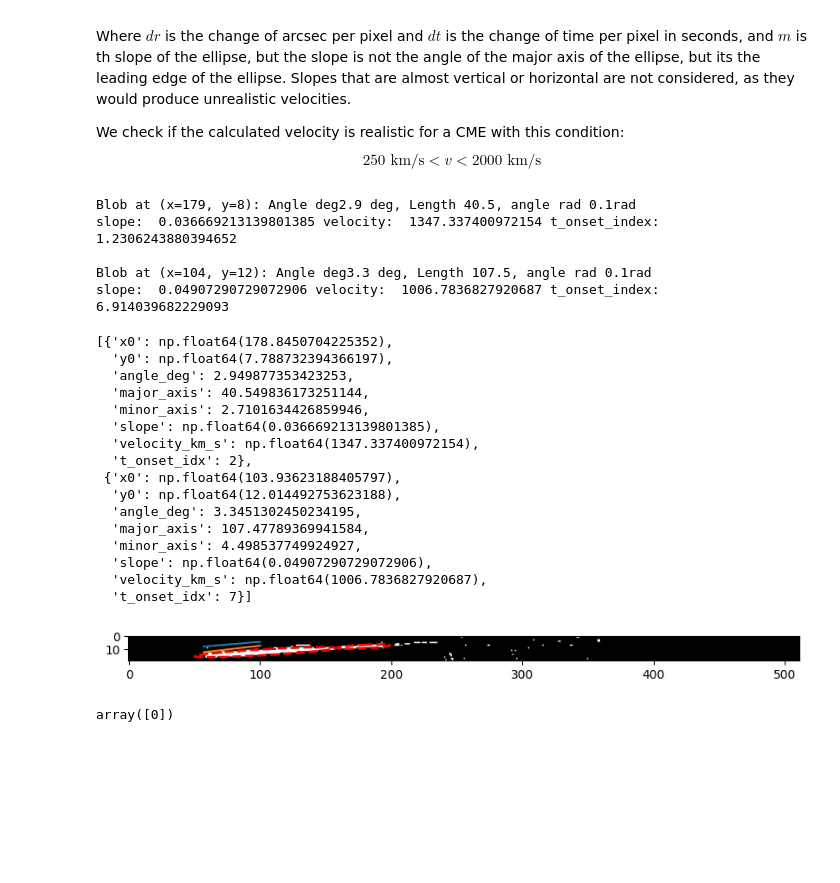
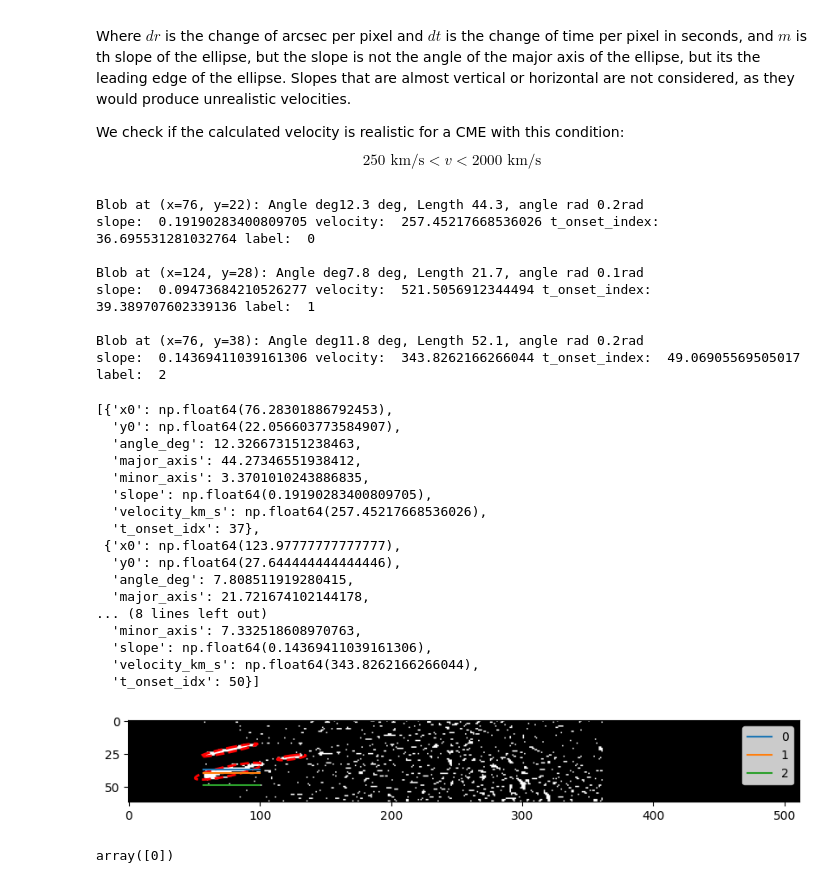
Before and after one commit to SightMan3/CME_DETECTION_GRU, a Jupyter notebook: GRU.ipynb, the cells around one changed output. Saved outputs shown, nothing was run; the diff lists cells and outputs as text; code cells hidden in the pictures; blank space fills up the shorter version.

```diff
--- a/GRU.ipynb
+++ b/GRU.ipynb
@@ -1073,6 +1073,8 @@ def cme_blob_detection(j_map, verbose=True):
 
 
     cme_detection = []
+
+    li = 0
 
     for props in regionprops(label_image):
 
@@ -1128,7 +1130,7 @@ def cme_blob_detection(j_map, verbose=True):
         velocity_arcsec_per_sec = abs(1.0 / slope) * (dr_arcsec_per_pixel / dt_seconds)
         velocity_km_s = velocity_arcsec_per_sec * ARCSEC_TO_KM
 
-        t_onset_idx = abs(y0 - slope * x0)
+        t_onset_idx = abs(y0 + slope * x0)
 
         ellipse_patch = Ellipse(
             xy=center_xy,
@@ -1155,40 +1157,47 @@ def cme_blob_detection(j_map, verbose=True):
 
         if verbose and slope < 1 and V_MIN_KM_S < velocity_km_s < V_MAX_KM_S:
             ax.add_patch(ellipse_patch)
-            ax.plot(np.linspace(57, 100, 100), -slope*np.linspace(0, 100, 100) + y0)
+            ax.plot(np.linspace(57, 100, 100), np.repeat(t_onset_idx, 100), label=li)
 
             print(f"Blob at (x={x0:.0f}, y={y0:.0f}): Angle deg{math.degrees(angle_rad):.1f} deg, Length {major_axis:.1f}, angle rad {angle_rad:.1f}rad")
-            print('slope: ', slope, 'velocity: ', velocity_km_s, 't_onset_index: ', t_onset_idx)
+            print('slope: ', slope, 'velocity: ', velocity_km_s, 't_onset_index: ', t_onset_idx, 'label: ', li)
             print()
 
+            li+=1
+
+        plt.legend()
 
     return cme_detection
 # %%
-j_map = create_jmap(running_difference,200)
+j_map = create_jmap(running_difference,140)
 cme_blob_detection(j_map)
 # %% [output]
-Blob at (x=179, y=8): Angle deg2.9 deg, Length 40.5, angle rad 0.1rad
-slope:  0.036669213139801385 velocity:  1347.337400972154 t_onset_index:  1.2306243880394652
+Blob at (x=76, y=22): Angle deg12.3 deg, Length 44.3, angle rad 0.2rad
+slope:  0.19190283400809705 velocity:  257.45217668536026 t_onset_index:  36.695531281032764 label:  0
 
-Blob at (x=104, y=12): Angle deg3.3 deg, Length 107.5, angle rad 0.1rad
-slope:  0.04907290729072906 velocity:  1006.7836827920687 t_onset_index:  6.914039682229093
+Blob at (x=124, y=28): Angle deg7.8 deg, Length 21.7, angle rad 0.1rad
+slope:  0.09473684210526277 velocity:  521.5056912344494 t_onset_index:  39.389707602339136 label:  1
+
+Blob at (x=76, y=38): Angle deg11.8 deg, Length 52.1, angle rad 0.2rad
+slope:  0.14369411039161306 velocity:  343.8262166266044 t_onset_index:  49.06905569505017 label:  2
-[{'x0': np.float64(178.8450704225352),
-  'y0': np.float64(7.788732394366197),
-  'angle_deg': 2.949877353423253,
-  'major_axis': 40.549836173251144,
-  'minor_axis': 2.7101634426859946,
-  'slope': np.float64(0.036669213139801385),
-  'velocity_km_s': np.float64(1347.337400972154),
-  't_onset_idx': 2},
- {'x0': np.float64(103.93623188405797),
-  'y0': np.float64(12.014492753623188),
-  'angle_deg': 3.3451302450234195,
-  'major_axis': 107.47789369941584,
-  'minor_axis': 4.498537749924927,
-  'slope': np.float64(0.04907290729072906),
-  'velocity_km_s': np.float64(1006.7836827920687),
-  't_onset_idx': 7}]
+[{'x0': np.float64(76.28301886792453),
+  'y0': np.float64(22.056603773584907),
+  'angle_deg': 12.326673151238463,
+  'major_axis': 44.27346551938412,
+  'minor_axis': 3.3701010243886835,
+  'slope': np.float64(0.19190283400809705),
+  'velocity_km_s': np.float64(257.45217668536026),
+  't_onset_idx': 37},
+ {'x0': np.float64(123.97777777777777),
+  'y0': np.float64(27.644444444444446),
+  'angle_deg': 7.808511919280415,
+  'major_axis': 21.721674102144178,
+... (8 lines left out)
+  'minor_axis': 7.332518608970763,
+  'slope': np.float64(0.14369411039161306),
+  'velocity_km_s': np.float64(343.8262166266044),
+  't_onset_idx': 50}]
-[figure, old version]
+[figure, new version]
 # %%
 def all_angles_detections_blobs(images):
     rows = []
```
Also changed, not shown: parts of 3 cells of this notebook, 3 other files.
